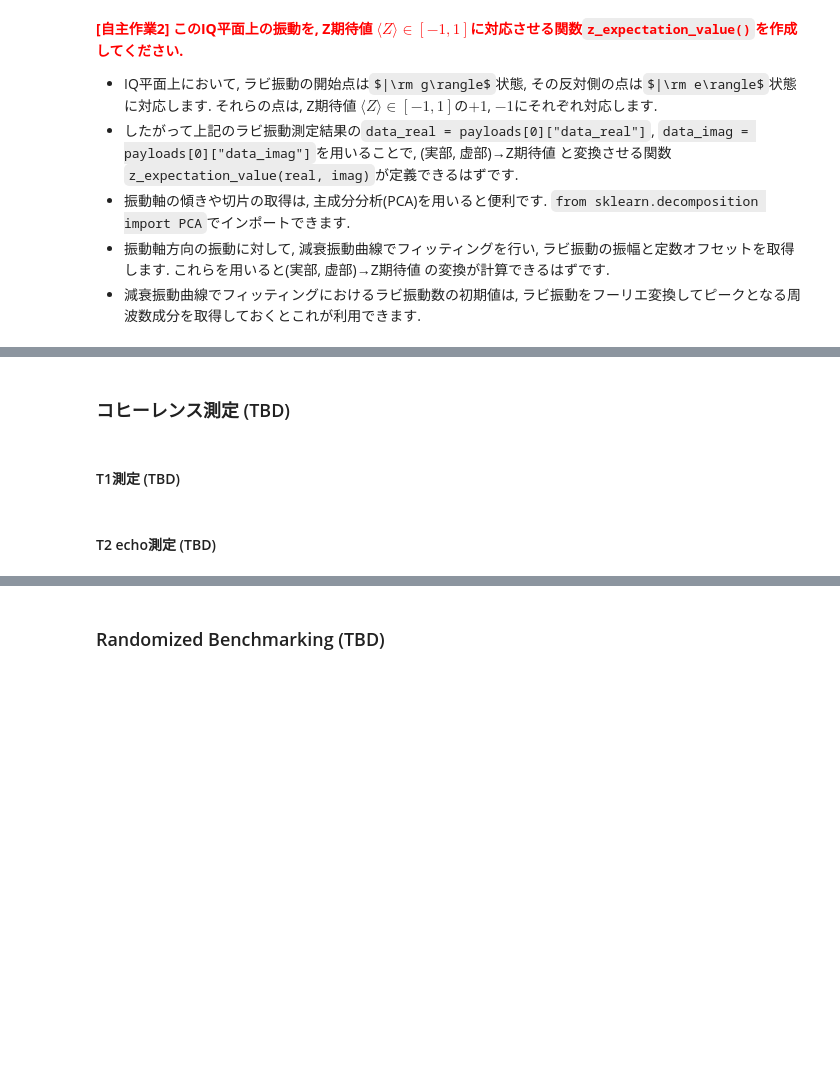
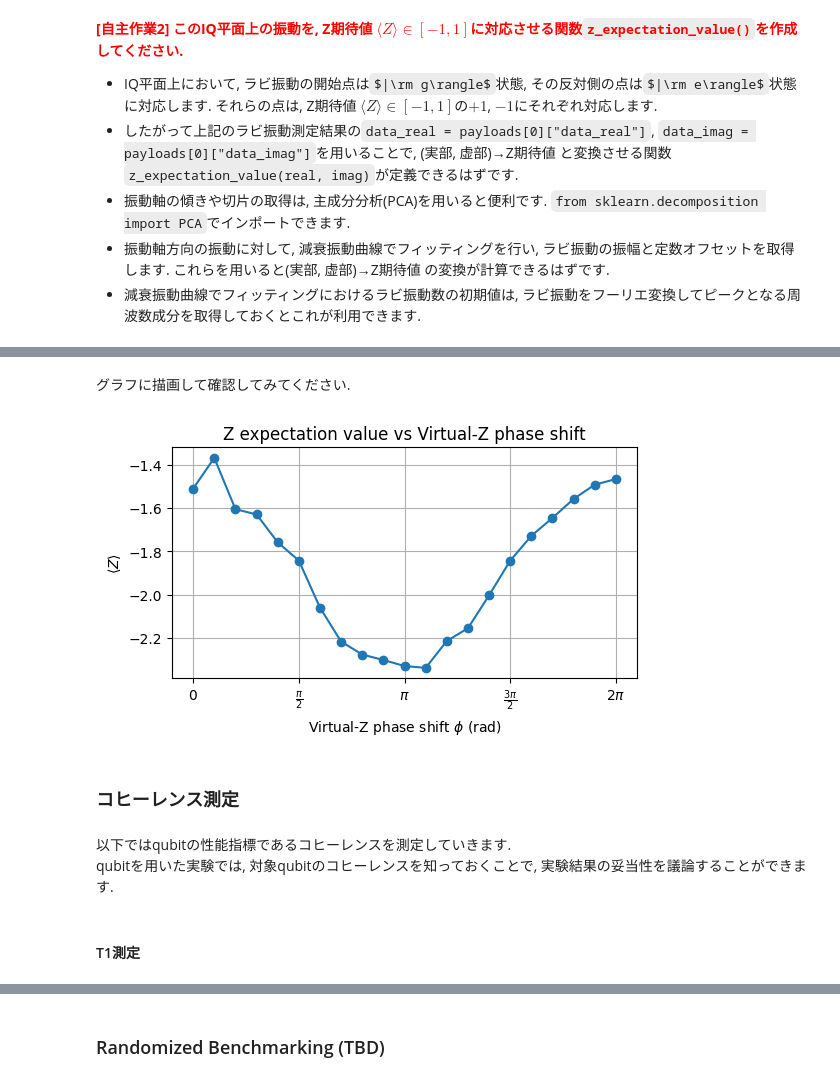
Before and after one commit to orangekame3/oqtopus-sse-pulse, a Jupyter notebook: examples/1Q-calibration/1Q-calib.ipynb, the cells around one changed output, grey strips where cells are left out. Cells and saved outputs as stored; diff of their text form; code cells hidden in the pictures; some formulas as TeX source; blank space fills up the shorter version.

```diff
--- a/examples/1Q-calibration/1Q-calib.ipynb
+++ b/examples/1Q-calibration/1Q-calib.ipynb
@@ -214,0 +331,2 @@ def z_expectation_value(real: float, imag: float) -> float:
+# %%
+payloads = experiment("1Q-calib-7_virtual-Z")
@@ -215,6 +336,30 @@ def z_expectation_value(real: float, imag: float) -> float:
+# %% [markdown]
+グラフに描画して確認してみてください.
+# %%
+# 測定で得られた全データ
+data_real = payloads[0]["data_real"]
+data_imag = payloads[0]["data_imag"]
+phi_list = payloads[0]["phi_list"]
+
+# 測定データ(data_real, data_imag)をZ期待値リストに変換
+z_exp_list = [z_expectation_value(r, i) for r, i in zip(data_real, data_imag)]
+
+# グラフ描画
+plt.figure(figsize=(6, 3))
+plt.plot(phi_list, z_exp_list, 'o-')
+plt.xlabel(r'Virtual-Z phase shift $\phi$ (rad)')
+plt.ylabel(r'$\langle Z \rangle$')
+plt.title('Z expectation value vs Virtual-Z phase shift')
+plt.xticks(np.arange(0, 2*np.pi+0.1, np.pi/2),
+           [r'$0$', r'$\frac{\pi}{2}$', r'$\pi$', r'$\frac{3\pi}{2}$', r'$2\pi$'])
+plt.grid(True)
+plt.show()
+# %% [output]
+[figure, added]
 # %% [markdown]
-### コヒーレンス測定 (TBD)
+### コヒーレンス測定
+# %% [markdown]
+以下ではqubitの性能指標であるコヒーレンスを測定していきます.
+qubitを用いた実験では, 対象qubitのコヒーレンスを知っておくことで, 実験結果の妥当性を議論することができます.
 # %% [markdown]
-#### T1測定 (TBD)
+#### T1測定
-# %% [markdown]
-#### T2 echo測定 (TBD)
```
Also changed, not shown: parts of 46 cells of this notebook, 12 other files.
